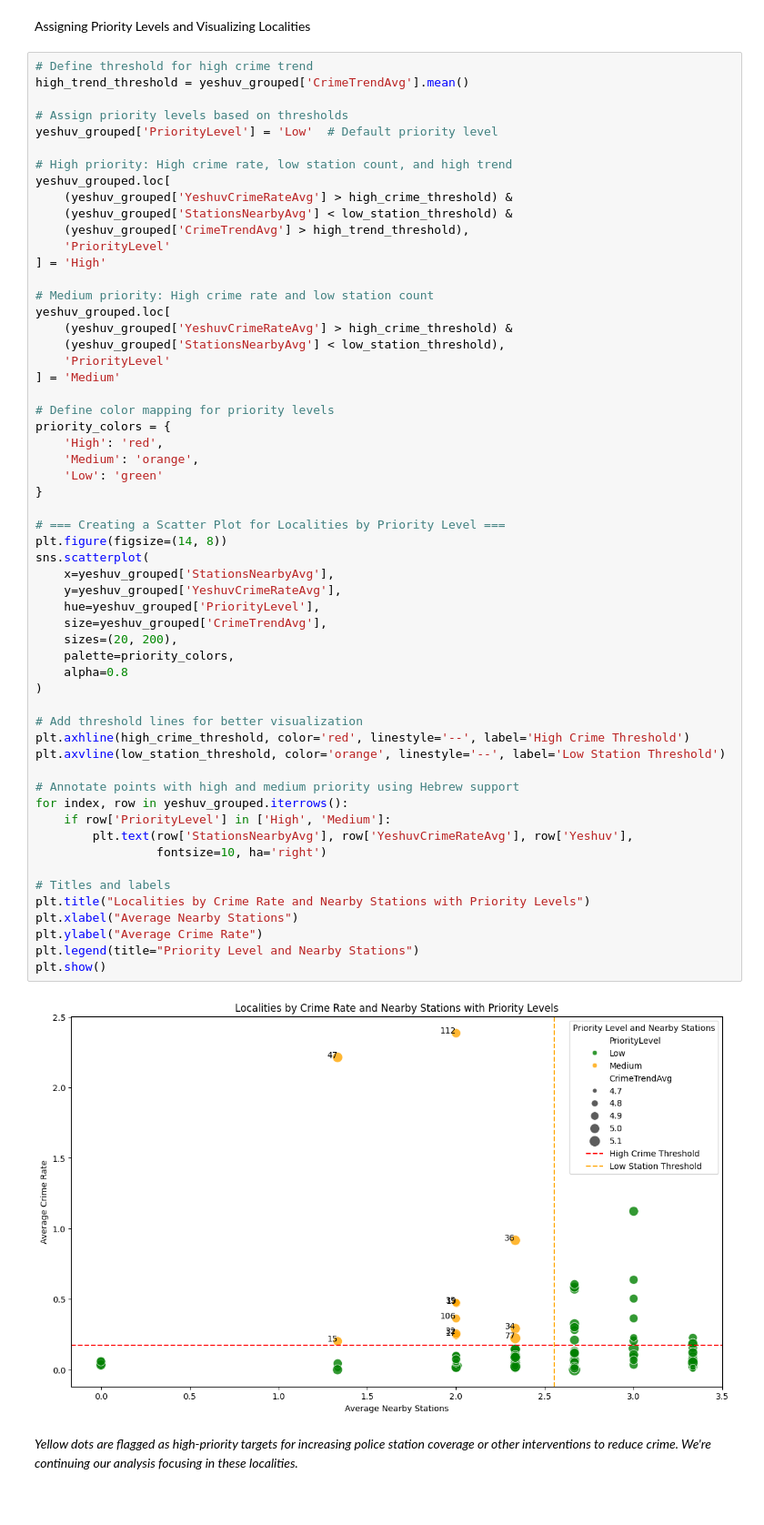
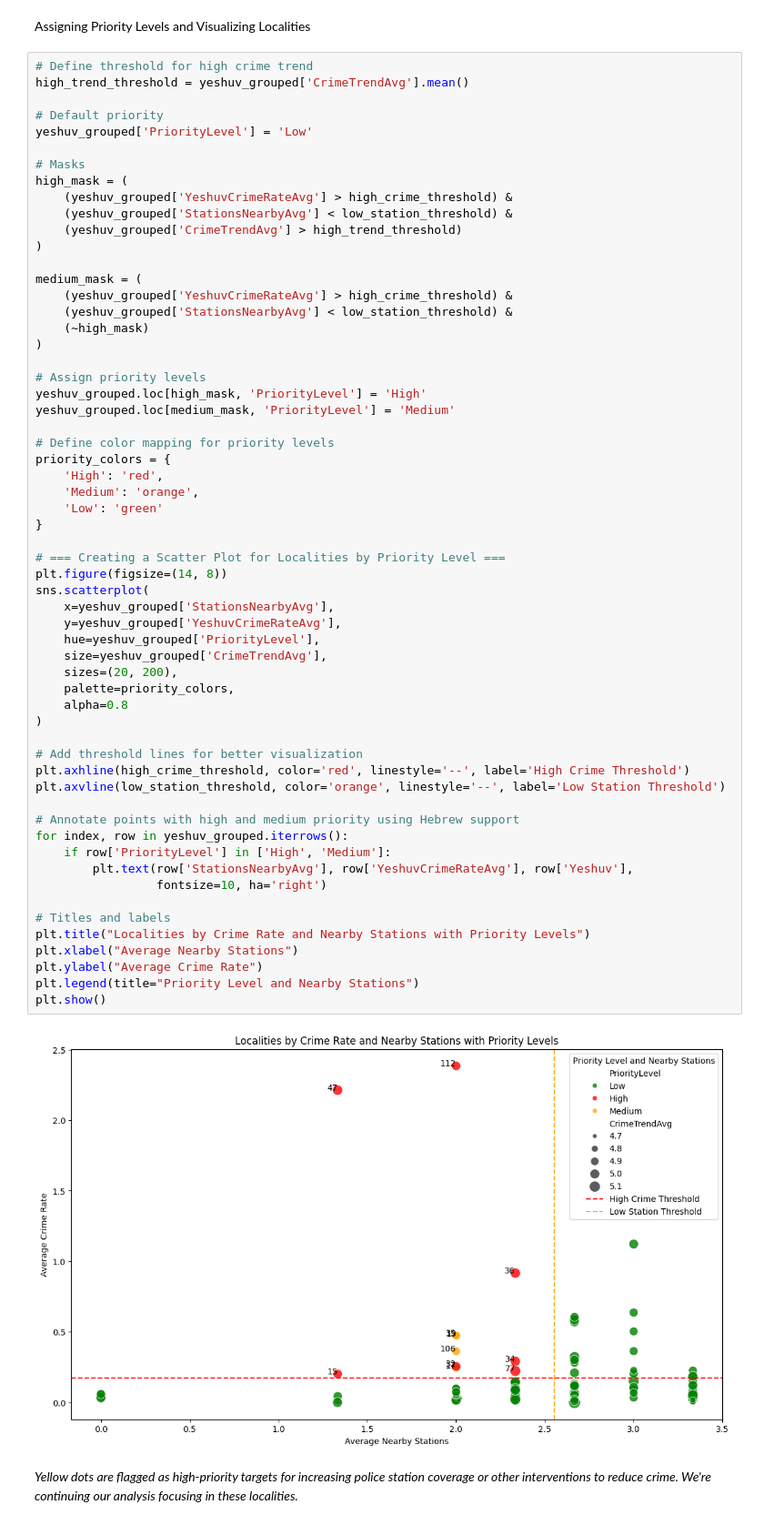
Before and after one commit to Edenshmuel/CrimeData, a Jupyter notebook: Anomaly_detection.ipynb, the cells around one changed output. Shown at 91% size. Cells and saved outputs as stored; diff of their text form.

```diff
--- a/Anomaly_detection.ipynb
+++ b/Anomaly_detection.ipynb
@@ -214,23 +214,25 @@ Assigning Priority Levels and Visualizing Localities
 # Define threshold for high crime trend
 high_trend_threshold = yeshuv_grouped['CrimeTrendAvg'].mean()
 
-# Assign priority levels based on thresholds
-yeshuv_grouped['PriorityLevel'] = 'Low'  # Default priority level
+# Default priority
+yeshuv_grouped['PriorityLevel'] = 'Low'
 
-# High priority: High crime rate, low station count, and high trend
-yeshuv_grouped.loc[
+# Masks
+high_mask = (
     (yeshuv_grouped['YeshuvCrimeRateAvg'] > high_crime_threshold) &
     (yeshuv_grouped['StationsNearbyAvg'] < low_station_threshold) &
-    (yeshuv_grouped['CrimeTrendAvg'] > high_trend_threshold),
-    'PriorityLevel'
-] = 'High'
+    (yeshuv_grouped['CrimeTrendAvg'] > high_trend_threshold)
+)
 
-# Medium priority: High crime rate and low station count
-yeshuv_grouped.loc[
+medium_mask = (
     (yeshuv_grouped['YeshuvCrimeRateAvg'] > high_crime_threshold) &
-    (yeshuv_grouped['StationsNearbyAvg'] < low_station_threshold),
-    'PriorityLevel'
-] = 'Medium'
+    (yeshuv_grouped['StationsNearbyAvg'] < low_station_threshold) &
+    (~high_mask)
+)
+
+# Assign priority levels
+yeshuv_grouped.loc[high_mask, 'PriorityLevel'] = 'High'
+yeshuv_grouped.loc[medium_mask, 'PriorityLevel'] = 'Medium'
 
 # Define color mapping for priority levels
 priority_colors = {
@@ -241,34 +243,34 @@ priority_colors = {
 
 # === Creating a Scatter Plot for Localities by Priority Level ===
 plt.figure(figsize=(14, 8))
 sns.scatterplot(
     x=yeshuv_grouped['StationsNearbyAvg'],
     y=yeshuv_grouped['YeshuvCrimeRateAvg'],
     hue=yeshuv_grouped['PriorityLevel'],
     size=yeshuv_grouped['CrimeTrendAvg'],
     sizes=(20, 200),
     palette=priority_colors,
     alpha=0.8
 )
 
 # Add threshold lines for better visualization
 plt.axhline(high_crime_threshold, color='red', linestyle='--', label='High Crime Threshold')
 plt.axvline(low_station_threshold, color='orange', linestyle='--', label='Low Station Threshold')
 
 # Annotate points with high and medium priority using Hebrew support
 for index, row in yeshuv_grouped.iterrows():
     if row['PriorityLevel'] in ['High', 'Medium']:
         plt.text(row['StationsNearbyAvg'], row['YeshuvCrimeRateAvg'], row['Yeshuv'],
                  fontsize=10, ha='right')
 
 # Titles and labels
 plt.title("Localities by Crime Rate and Nearby Stations with Priority Levels")
 plt.xlabel("Average Nearby Stations")
 plt.ylabel("Average Crime Rate")
 plt.legend(title="Priority Level and Nearby Stations")
 plt.show()
 # %% [output]
-[figure, old version]
+[figure, new version]
 # %% [markdown]
 *Yellow dots are flagged as high-priority targets for increasing police station coverage or other interventions to reduce crime.
 We're continuing our analysis focusing in these localities.*
```
Also changed, not shown: parts of 1 cell of this notebook.
